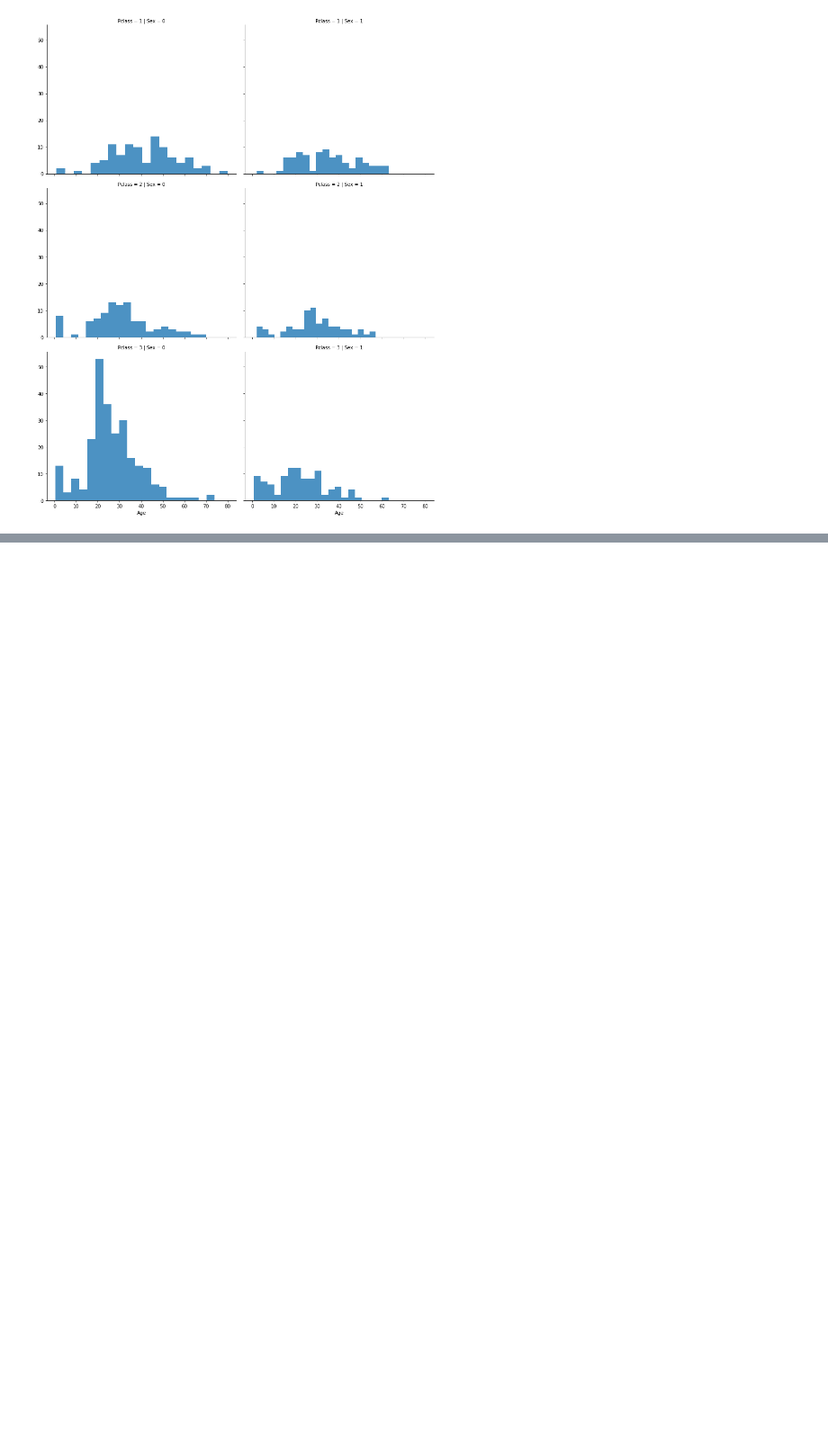
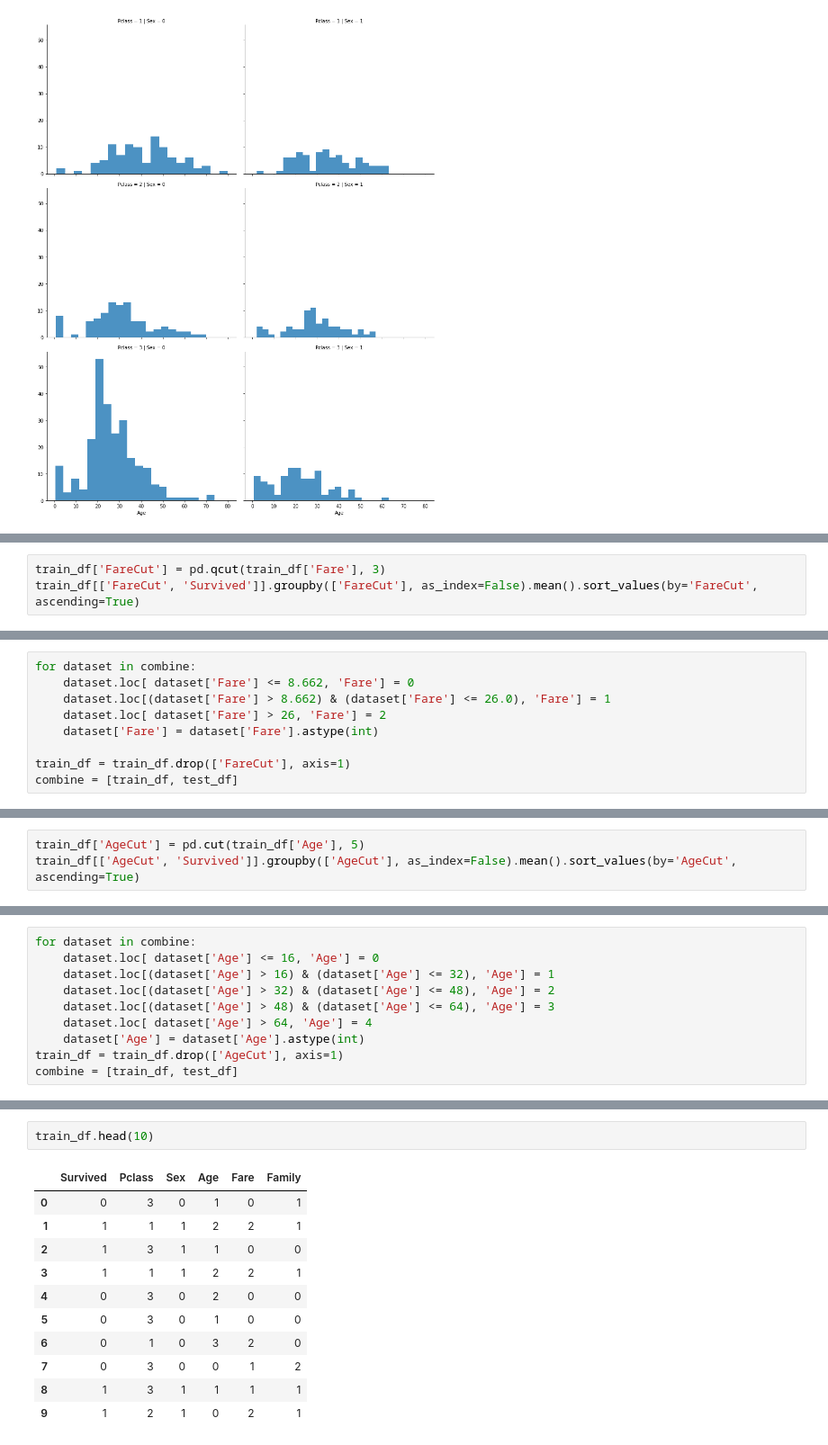
Before and after one commit to kenchick2S/Titanic, a Jupyter notebook: Titanic/Titanic.ipynb, the cells around one changed output, grey strips where cells are left out. Shown at 90% size. Cells and saved outputs as stored; diff of their text form; blank space fills up the shorter version.

```diff
--- a/Titanic/Titanic.ipynb
+++ b/Titanic/Titanic.ipynb
@@ -104,0 +160,3 @@ grid.add_legend()
+# %%
+train_df['FareCut'] = pd.qcut(train_df['Fare'], 3)
+train_df[['FareCut', 'Survived']].groupby(['FareCut'], as_index=False).mean().sort_values(by='FareCut', ascending=True)
@@ -104,0 +168,9 @@ grid.add_legend()
+# %%
+for dataset in combine:
+    dataset.loc[ dataset['Fare'] <= 8.662, 'Fare'] = 0
+    dataset.loc[(dataset['Fare'] > 8.662) & (dataset['Fare'] <= 26.0), 'Fare'] = 1
+    dataset.loc[ dataset['Fare'] > 26, 'Fare'] = 2
+    dataset['Fare'] = dataset['Fare'].astype(int)
+
+train_df = train_df.drop(['FareCut'], axis=1)
+combine = [train_df, test_df]
@@ -104,0 +186,3 @@ grid.add_legend()
+# %%
+train_df['AgeCut'] = pd.cut(train_df['Age'], 5)
+train_df[['AgeCut', 'Survived']].groupby(['AgeCut'], as_index=False).mean().sort_values(by='AgeCut', ascending=True)
@@ -104,0 +196,10 @@ grid.add_legend()
+# %%
+for dataset in combine:
+    dataset.loc[ dataset['Age'] <= 16, 'Age'] = 0
+    dataset.loc[(dataset['Age'] > 16) & (dataset['Age'] <= 32), 'Age'] = 1
+    dataset.loc[(dataset['Age'] > 32) & (dataset['Age'] <= 48), 'Age'] = 2
+    dataset.loc[(dataset['Age'] > 48) & (dataset['Age'] <= 64), 'Age'] = 3
+    dataset.loc[ dataset['Age'] > 64, 'Age'] = 4
+    dataset['Age'] = dataset['Age'].astype(int)
+train_df = train_df.drop(['AgeCut'], axis=1)
+combine = [train_df, test_df]
@@ -104,0 +222,14 @@ grid.add_legend()
+# %%
+train_df.head(10)
+# %% [output]
+|  | Survived | Pclass | Sex | Age | Fare | Family |
+| 0 | 0 | 3 | 0 | 1 | 0 | 1 |
+| 1 | 1 | 1 | 1 | 2 | 2 | 1 |
+| 2 | 1 | 3 | 1 | 1 | 0 | 0 |
+| 3 | 1 | 1 | 1 | 2 | 2 | 1 |
+| 4 | 0 | 3 | 0 | 2 | 0 | 0 |
+| 5 | 0 | 3 | 0 | 1 | 0 | 0 |
+| 6 | 0 | 1 | 0 | 3 | 2 | 0 |
+| 7 | 0 | 3 | 0 | 0 | 1 | 2 |
+| 8 | 1 | 3 | 1 | 1 | 1 | 1 |
+| 9 | 1 | 2 | 1 | 0 | 2 | 1 |
```
Also changed, not shown: parts of 21 cells of this notebook.
